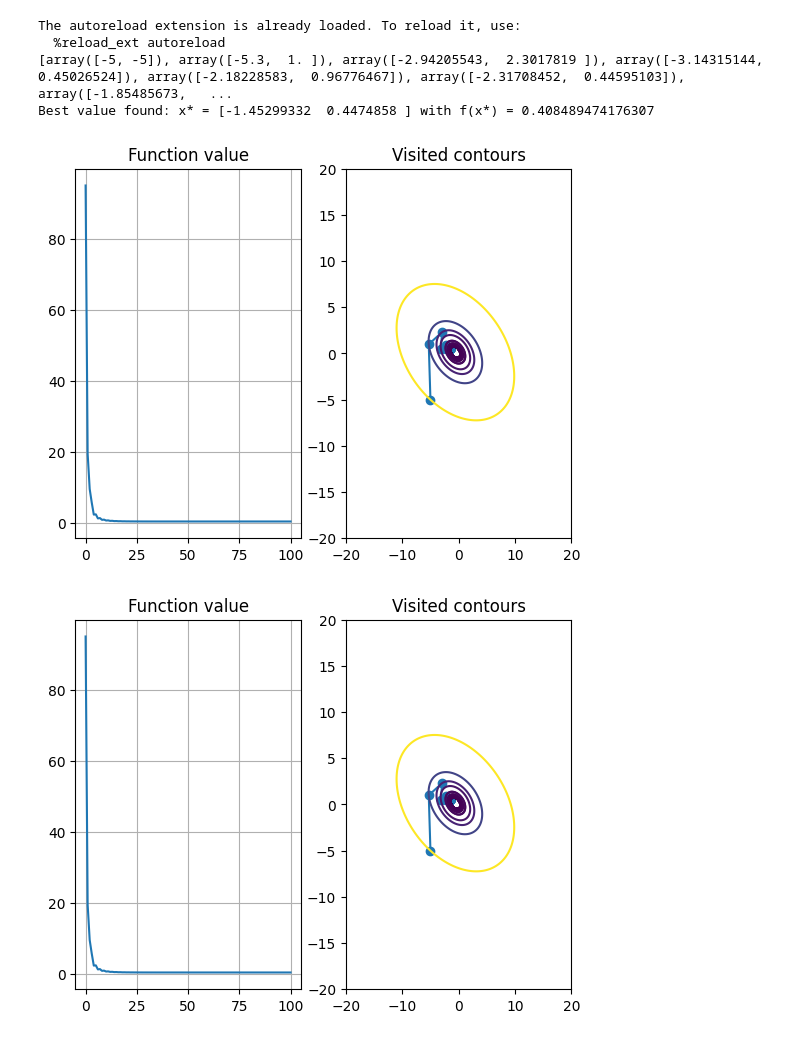
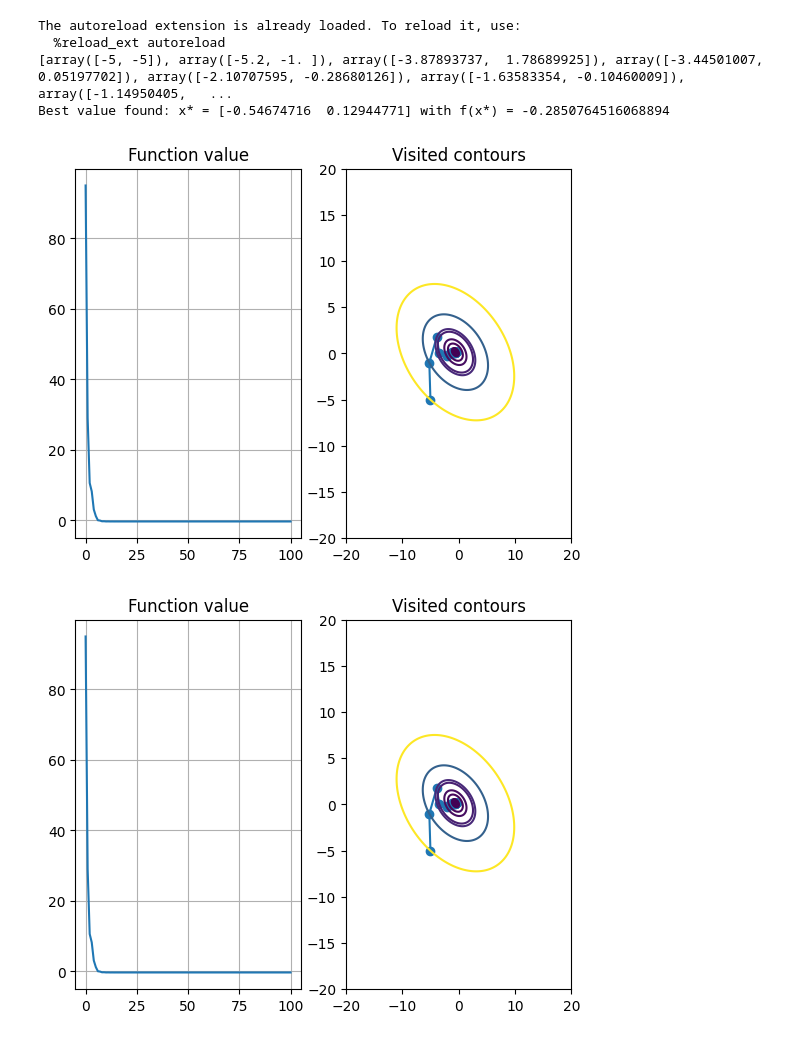
Before and after one commit to spanish-inquisition-optimization/GradientDescentModifications, a Jupyter notebook: part_1.ipynb, the cells around one changed output. Cells and saved outputs as stored; diff of their text form; code cells hidden in the pictures.

```diff
--- a/part_1.ipynb
+++ b/part_1.ipynb
@@ -7,36 +7,36 @@ from core.visualizer import *
 
 roi=SearchRegion2d((-20, 20), (-20, 20))
 
 def get_func(a, b, c, d, e):
     def func(xs):
         x, y = xs
         return a * x**2 + b * y**2 + c * x*y + d * x + e * y
     return func
 
 def get_derivative(a, b, c, d, e):
     def func(xs):
         x, y = xs
         return np.array([2 * a * x + c * y + d, 2 * b * y + c * x + e])
     return func
 
 f1 = get_func(1, 0, 1, 0, 0)
 g1 = get_derivative(1, 0, 1, 0, 0)
 f2 = get_func(0, 2, 0, 1, 0)
 g2 = get_derivative(0, 2, 0, 1, 0)
 
 def sum_funcs(f, g):
     return lambda x: f(x) + g(x)
 
 #points = steepest_descent(sum_funcs(f1, f2), sum_funcs(g1, g2), np.array([-5, -5]), bin_search, lambda f, steps: len(steps) > 50)
-points = gradient_descent_minibatch([f1, f2], [g1, g2], 1, np.array([-5, -5]), exponential_learning_scheduler(0.3, 0.2), lambda f, steps: len(steps) > 100)
+#points = gradient_descent_minibatch([f1, f2], [g1, g2], 1, np.array([-5, -5]), exponential_learning_scheduler(0.3, 0.2), lambda f, steps: len(steps) > 100)
 #points = steepest_descent_with_momentum(0.5)(sum_funcs(f1, f2), sum_funcs(g1, g2), np.array([-5, -5]), bin_search, lambda f, steps: len(steps) > 50)
-#points = gradient_descent_minibatch_with_momentum(0.5)([f1, f2], [g1, g2], 1, np.array([-5, -5]), exponential_learning_scheduler(0.3, 0.2), lambda f, steps: len(steps) > 100)
+points = gradient_descent_minibatch_with_momentum(0.5, True)([f1, f2], [g1, g2], 1, np.array([-5, -5]), exponential_learning_scheduler(0.4, 0.1), lambda f, steps: len(steps) > 100)
 print(points)
 visualize_optimizing_process(sum_funcs(f1, f2), roi, np.array(points))
 # %% [output]
 The autoreload extension is already loaded. To reload it, use:
   %reload_ext autoreload
-[array([-5, -5]), array([-5.3,  1. ]), array([-2.94205543,  2.3017819 ]), array([-3.14315144,  0.45026524]), array([-2.18228583,  0.96776467]), array([-2.31708452,  0.44595103]), array([-1.85485673,   ...
-Best value found: x* = [-1.45299332  0.4474858 ] with f(x*) = 0.408489474176307
+[array([-5, -5]), array([-5.2, -1. ]), array([-3.87893737,  1.78689925]), array([-3.44501007,  0.05197702]), array([-2.10707595, -0.28680126]), array([-1.63583354, -0.10460009]), array([-1.14950405,   ...
+Best value found: x* = [-0.54674716  0.12944771] with f(x*) = -0.2850764516068894
-[figure, old version]
+[figure, new version]
-[figure, old version]
+[figure, new version]
```
Also changed, not shown: 1 other file.
